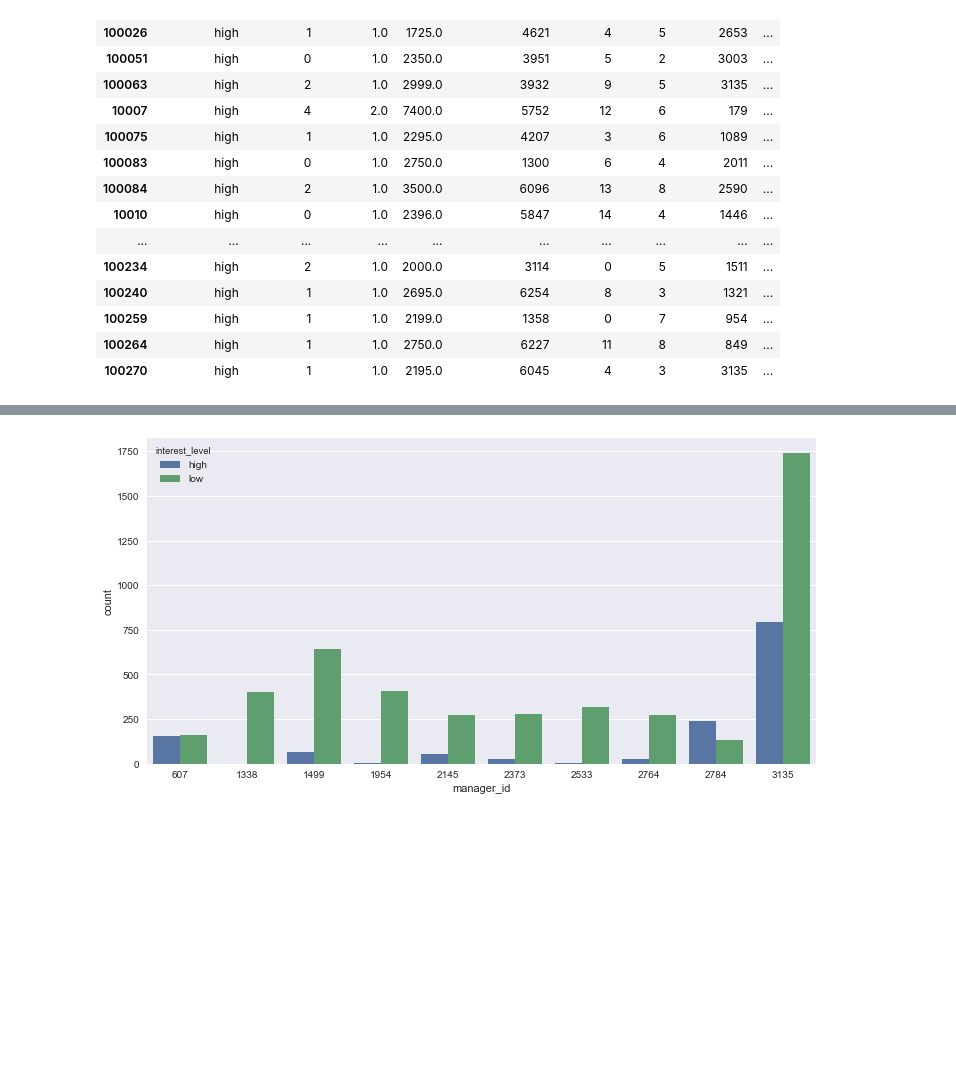
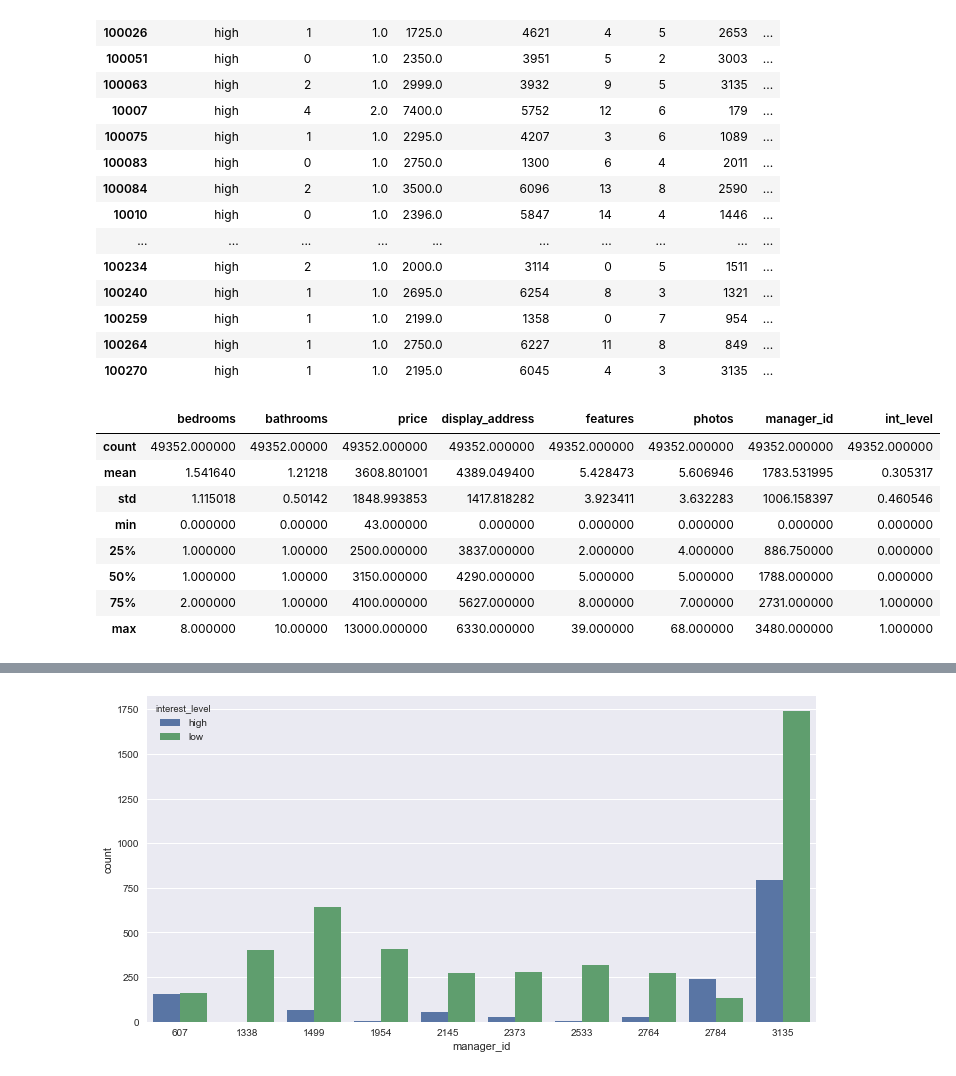
Before and after one commit to SidhantAB/Springboard-data-science-intensive-Capstone-project, a Jupyter notebook: Algorithms and models.ipynb, the cells around one changed output, grey strips where cells are left out. Drawn from its saved outputs; the diff is of its cells as text; code cells hidden in the pictures; blank space fills up the shorter version.

```diff
--- a/Algorithms and models.ipynb
+++ b/Algorithms and models.ipynb
@@ -286,6 +347,18 @@ resulta.head(30)
 | 100259 | high | 1 | 1.0 | 2199.0 | 1358 | 0 | 7 | 954 | ... |
 | 100264 | high | 1 | 1.0 | 2750.0 | 6227 | 11 | 8 | 849 | ... |
 | 100270 | high | 1 | 1.0 | 2195.0 | 6045 | 4 | 3 | 3135 | ... |
+# %%
+resulta.describe()
+# %% [output]
+|  | bedrooms | bathrooms | price | display_address | features | photos | manager_id | int_level |
+| count | 49352.000000 | 49352.00000 | 49352.000000 | 49352.000000 | 49352.000000 | 49352.000000 | 49352.000000 | 49352.000000 |
+| mean | 1.541640 | 1.21218 | 3608.801001 | 4389.049400 | 5.428473 | 5.606946 | 1783.531995 | 0.305317 |
+| std | 1.115018 | 0.50142 | 1848.993853 | 1417.818282 | 3.923411 | 3.632283 | 1006.158397 | 0.460546 |
+| min | 0.000000 | 0.00000 | 43.000000 | 0.000000 | 0.000000 | 0.000000 | 0.000000 | 0.000000 |
+| 25% | 1.000000 | 1.00000 | 2500.000000 | 3837.000000 | 2.000000 | 4.000000 | 886.750000 | 0.000000 |
+| 50% | 1.000000 | 1.00000 | 3150.000000 | 4290.000000 | 5.000000 | 5.000000 | 1788.000000 | 0.000000 |
+| 75% | 2.000000 | 1.00000 | 4100.000000 | 5627.000000 | 8.000000 | 7.000000 | 2731.000000 | 1.000000 |
+| max | 8.000000 | 10.00000 | 13000.000000 | 6330.000000 | 39.000000 | 68.000000 | 3480.000000 | 1.000000 |
 # %%
 manager_count=resulta['manager_id'].value_counts()
 # %%
```
Also changed, not shown: parts of 56 cells of this notebook.
